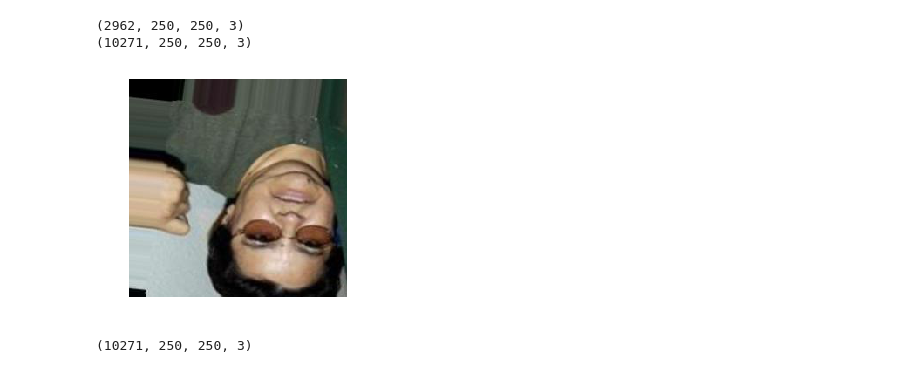
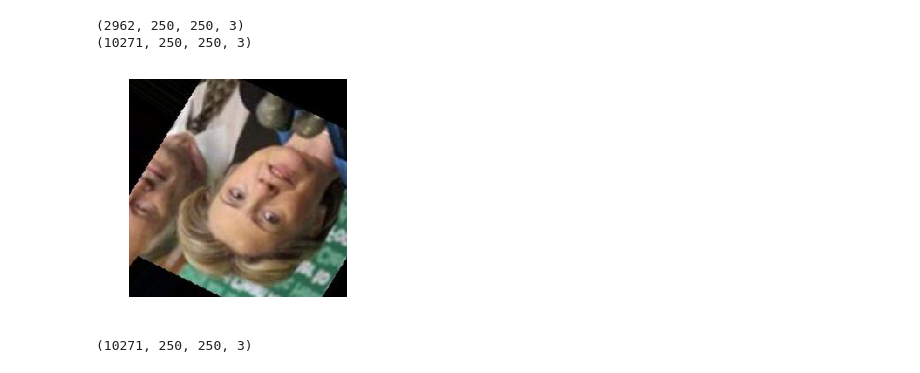
Before and after one commit to hgdangkhoi/Gender-Classification, a Jupyter notebook: Gender Classification.ipynb, the cells around one changed output. Cells and saved outputs as stored; diff of their text form; code cells hidden in the pictures.

```diff
--- a/Gender Classification.ipynb
+++ b/Gender Classification.ipynb
@@ -183,10 +183,10 @@ augmented_images = np.array(augmented_images)
 # %%
 plt.figure()
 plt.axis('off')
-plt.imshow(augmented_images[0])
+plt.imshow(augmented_images[197])
 plt.show()
 # %% [output]
-[figure, old version]
+[figure, new version]
 # %%
 female_images = np.concatenate((female_images, augmented_images), axis=0)
 female_images.shape
```
Also changed, not shown: parts of 34 cells of this notebook.
